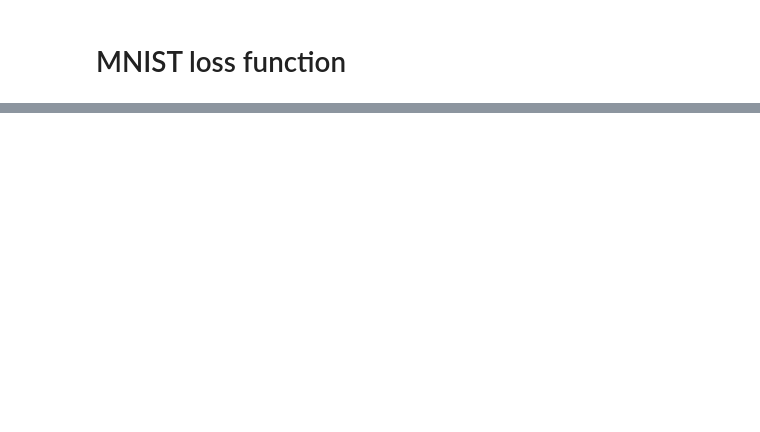
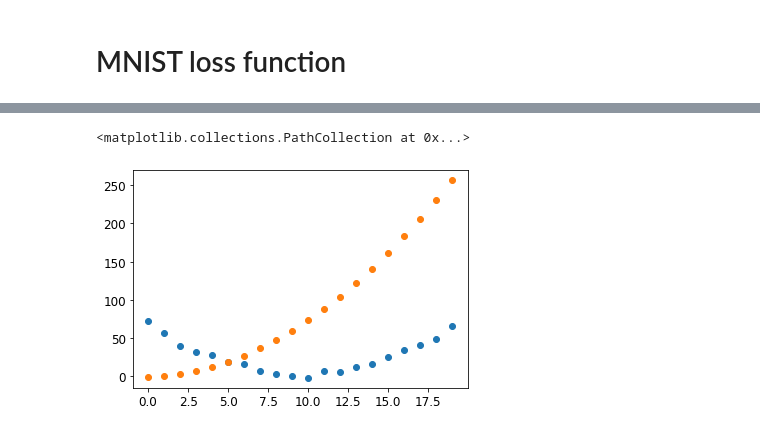
Before and after one commit to someshfengde/FastAI, a Jupyter notebook: lesson_notebooks/SOM_LESSON_3_FASTAI _ MNIST.ipynb, the cells around one changed output, grey strips where cells are left out. Saved outputs shown, nothing was run; the diff lists cells and outputs as text; code cells hidden in the pictures; blank space fills up the shorter version.

```diff
--- a/lesson_notebooks/SOM_LESSON_3_FASTAI _ MNIST.ipynb
+++ b/lesson_notebooks/SOM_LESSON_3_FASTAI _ MNIST.ipynb
@@ -307,0 +352,6 @@ plt.tight_layout()
+# %%
+plt.scatter(time,speed)
+plt.scatter(time, preds.detach().numpy())
+# %% [output]
+<matplotlib.collections.PathCollection at 0x...>
+[figure, added]
```
Also changed, not shown: parts of 24 cells of this notebook.
